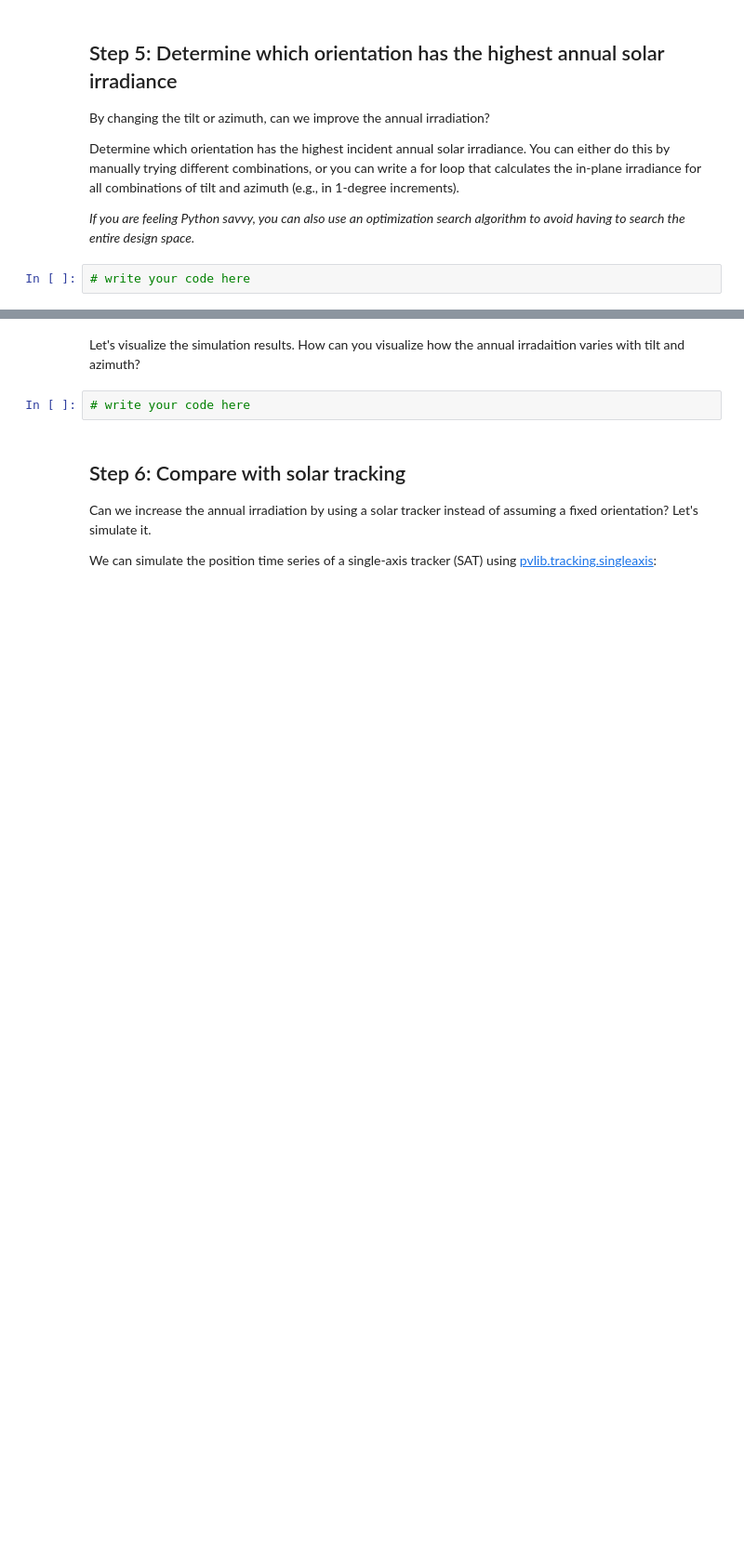
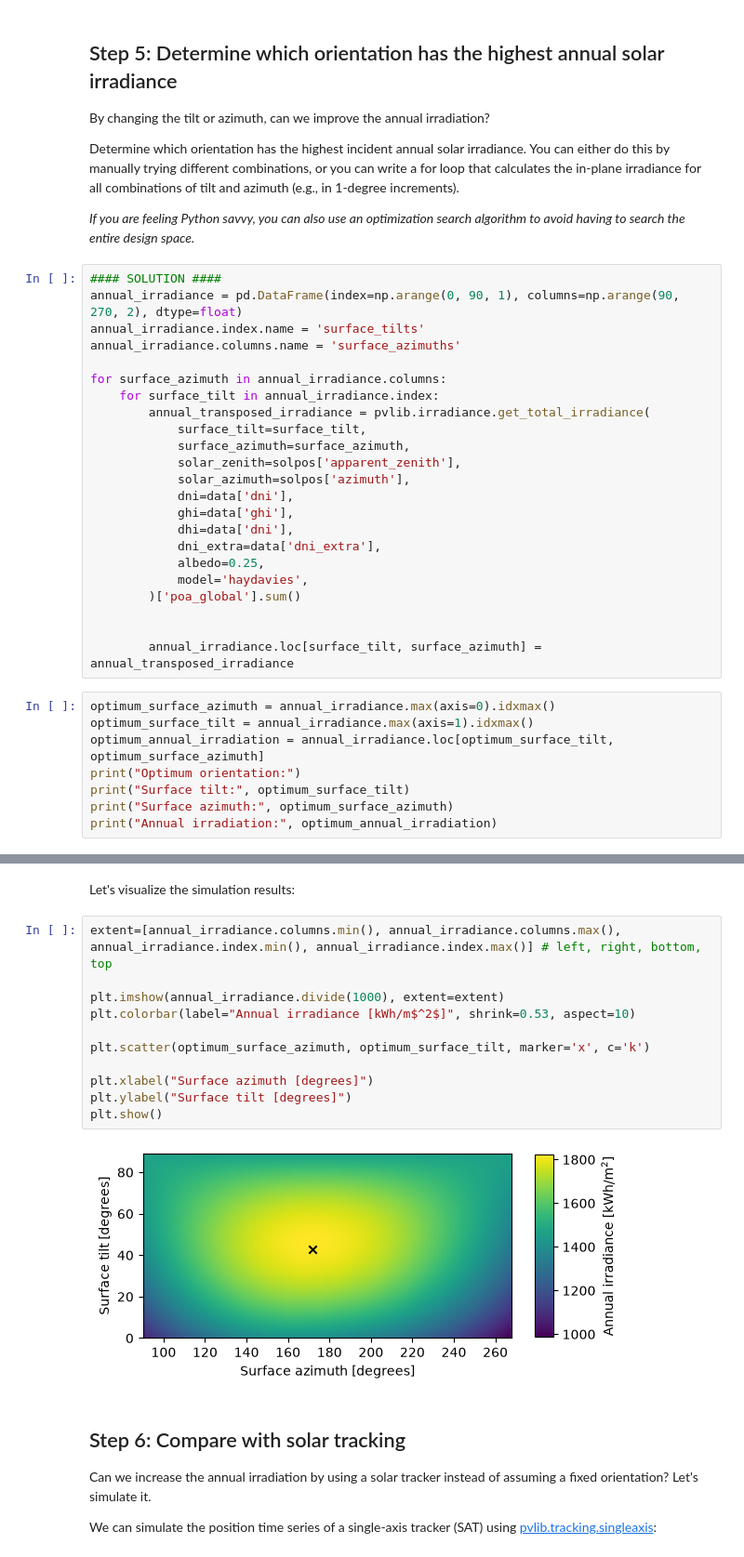
Before and after one commit to AdamRJensen/solar-resource-course, a Jupyter notebook: transposition_models.ipynb, the cells around one changed output, grey strips where cells are left out. Shown at 93% size. Saved outputs shown, nothing was run; the diff lists cells and outputs as text; blank space fills up the shorter version.

```diff
--- a/transposition_models.ipynb
+++ b/transposition_models.ipynb
@@ -76,4 +80,33 @@ Determine which orientation has the highest incident annual solar irradiance. Yo
 
 *If you are feeling Python savvy, you can also use an optimization search algorithm to avoid having to search the entire design space.*
 # %%
-# write your code here
+#### SOLUTION ####
+annual_irradiance = pd.DataFrame(index=np.arange(0, 90, 1), columns=np.arange(90, 270, 2), dtype=float)
+annual_irradiance.index.name = 'surface_tilts'
+annual_irradiance.columns.name = 'surface_azimuths'
+
+for surface_azimuth in annual_irradiance.columns:
+    for surface_tilt in annual_irradiance.index:
+        annual_transposed_irradiance = pvlib.irradiance.get_total_irradiance(
+            surface_tilt=surface_tilt,
+            surface_azimuth=surface_azimuth,
+            solar_zenith=solpos['apparent_zenith'],
+            solar_azimuth=solpos['azimuth'],
+            dni=data['dni'],
+            ghi=data['ghi'],
+            dhi=data['dni'],
+            dni_extra=data['dni_extra'],
+            albedo=0.25,
+            model='haydavies',
+        )['poa_global'].sum()
+
+
+        annual_irradiance.loc[surface_tilt, surface_azimuth] = annual_transposed_irradiance
+# %%
+optimum_surface_azimuth = annual_irradiance.max(axis=0).idxmax()
+optimum_surface_tilt = annual_irradiance.max(axis=1).idxmax()
+optimum_annual_irradiation = annual_irradiance.loc[optimum_surface_tilt, optimum_surface_azimuth]
+print("Optimum orientation:")
+print("Surface tilt:", optimum_surface_tilt)
+print("Surface azimuth:", optimum_surface_azimuth)
+print("Annual irradiation:", optimum_annual_irradiation)
@@ -80,7 +118,18 @@ Determine which orientation has the highest incident annual solar irradiance. Yo
 # %% [markdown]
-Let's visualize the simulation results.  How can you visualize how the annual irradaition varies with tilt and azimuth?
+Let's visualize the simulation results:
 # %%
-# write your code here
+extent=[annual_irradiance.columns.min(), annual_irradiance.columns.max(), annual_irradiance.index.min(), annual_irradiance.index.max()] # left, right, bottom, top
+
+plt.imshow(annual_irradiance.divide(1000), extent=extent)
+plt.colorbar(label="Annual irradiance [kWh/m$^2$]", shrink=0.53, aspect=10)
+
+plt.scatter(optimum_surface_azimuth, optimum_surface_tilt, marker='x', c='k')
+
+plt.xlabel("Surface azimuth [degrees]")
+plt.ylabel("Surface tilt [degrees]")
+plt.show()
+# %% [output]
+[figure, added]
 # %% [markdown]
 ## Step 6: Compare with solar tracking
 
```
Also changed, not shown: parts of 10 cells of this notebook, 1 other file.
